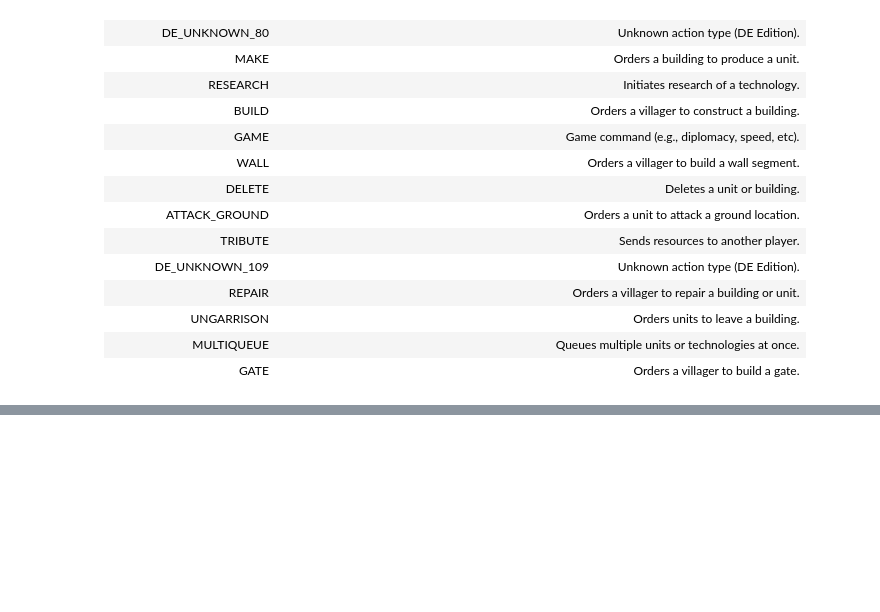
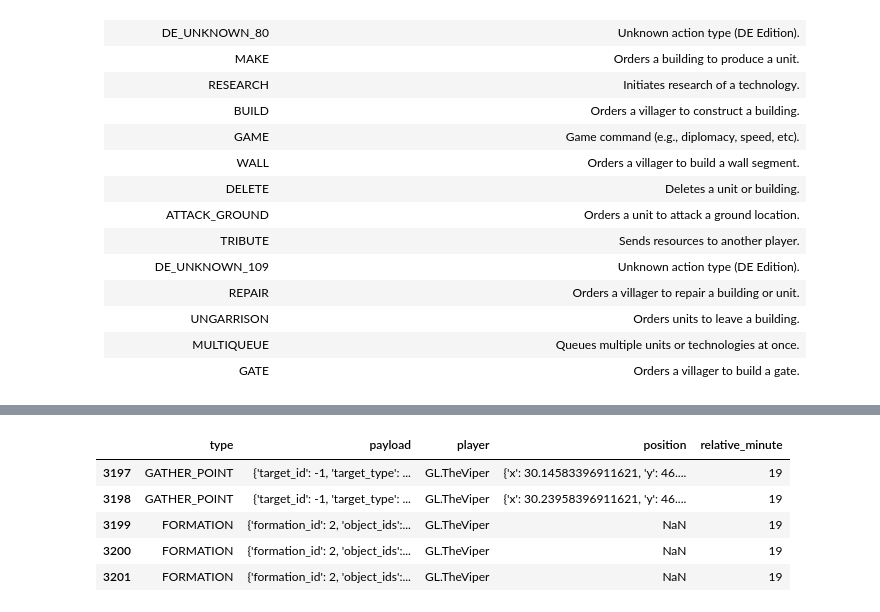
Before and after one commit to lcguerrerocovo/aoe-apm-analysis, a Jupyter notebook: notebooks/apm_analysis.ipynb, the cells around one changed output, grey strips where cells are left out. Drawn from its saved outputs; the diff is of its cells as text; code cells hidden in the pictures; blank space fills up the shorter version.

```diff
--- a/notebooks/apm_analysis.ipynb
+++ b/notebooks/apm_analysis.ipynb
@@ -116,0 +128,13 @@ plot_apm(prepare_rec('./data/theviper.aoe2record'))
+# %%
+filtered = df[
+    (df['player'] == 'GL.TheViper') &
+    (df['relative_minute'].astype(float).astype(int) == 19)
+]
+filtered.head()
+# %% [output]
+|  | type | payload | player | position | relative_minute |
+| 3197 | GATHER_POINT | {'target_id': -1, 'target_type': ... | GL.TheViper | {'x': 30.14583396911621, 'y': 46.... | 19 |
+| 3198 | GATHER_POINT | {'target_id': -1, 'target_type': ... | GL.TheViper | {'x': 30.23958396911621, 'y': 46.... | 19 |
+| 3199 | FORMATION | {'formation_id': 2, 'object_ids':... | GL.TheViper | NaN | 19 |
+| 3200 | FORMATION | {'formation_id': 2, 'object_ids':... | GL.TheViper | NaN | 19 |
+| 3201 | FORMATION | {'formation_id': 2, 'object_ids':... | GL.TheViper | NaN | 19 |
```
Also changed, not shown: parts of 9 cells of this notebook, 3 other files.
